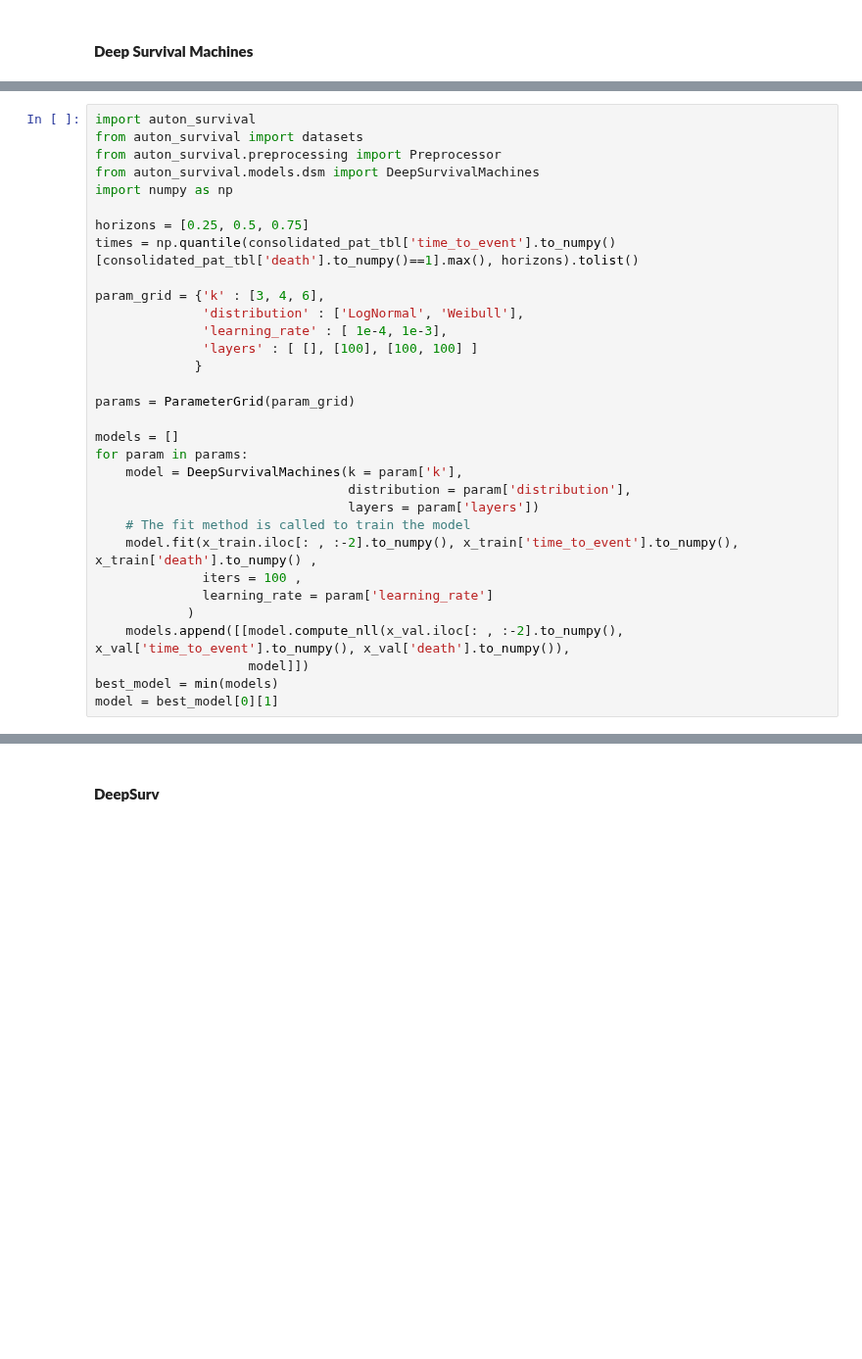
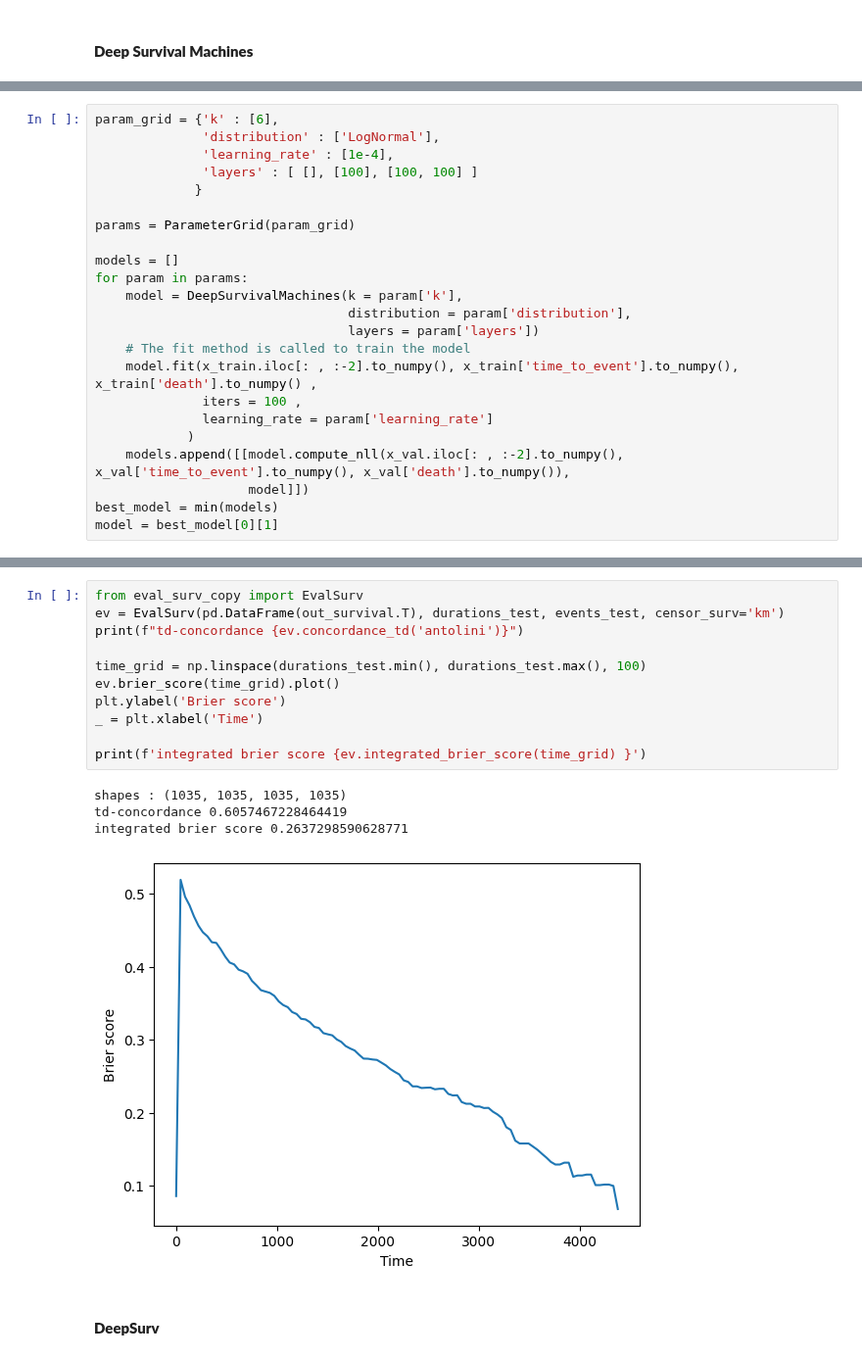
Before and after one commit to sourasen1011/UoE_Research_Project_2023, a Jupyter notebook: 05_preprocessing_emr_data/05_fits.ipynb, the cells around one changed output, grey strips where cells are left out. Shown at 98% size. Saved outputs shown, nothing was run; the diff lists cells and outputs as text; blank space fills up the shorter version.

```diff
--- a/05_preprocessing_emr_data/05_fits.ipynb
+++ b/05_preprocessing_emr_data/05_fits.ipynb
@@ -321,16 +331,7 @@ surv.shape , durations_test.shape , events_test.shape
 # %%
-import auton_survival
-from auton_survival import datasets
-from auton_survival.preprocessing import Preprocessor
-from auton_survival.models.dsm import DeepSurvivalMachines
-import numpy as np
-
-horizons = [0.25, 0.5, 0.75]
-times = np.quantile(consolidated_pat_tbl['time_to_event'].to_numpy()[consolidated_pat_tbl['death'].to_numpy()==1].max(), horizons).tolist()
-
-param_grid = {'k' : [3, 4, 6],
-              'distribution' : ['LogNormal', 'Weibull'],
-              'learning_rate' : [ 1e-4, 1e-3],
+param_grid = {'k' : [6],
+              'distribution' : ['LogNormal'],
+              'learning_rate' : [1e-4],
               'layers' : [ [], [100], [100, 100] ]
              }
 
@@ -393,2 +364,18 @@ consolidated_pat_tbl['time_to_event'].to_numpy()[consolidated_pat_tbl['death'].t
+# %%
+from eval_surv_copy import EvalSurv
+ev = EvalSurv(pd.DataFrame(out_survival.T), durations_test, events_test, censor_surv='km')
+print(f"td-concordance {ev.concordance_td('antolini')}")
+
+time_grid = np.linspace(durations_test.min(), durations_test.max(), 100)
+ev.brier_score(time_grid).plot()
+plt.ylabel('Brier score')
+_ = plt.xlabel('Time')
+
+print(f'integrated brier score {ev.integrated_brier_score(time_grid) }')
+# %% [output]
+shapes : (1035, 1035, 1035, 1035)
+td-concordance 0.6057467228464419
+integrated brier score 0.2637298590628771
+[figure, added]
 # %% [markdown]
 #### **DeepSurv**
```
Also changed, not shown: parts of 26 cells of this notebook, 10 other files.
